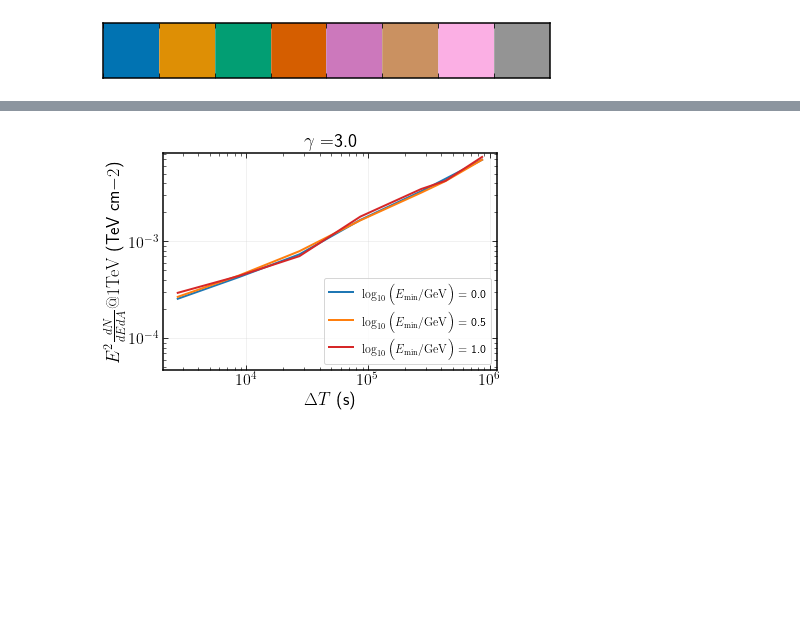
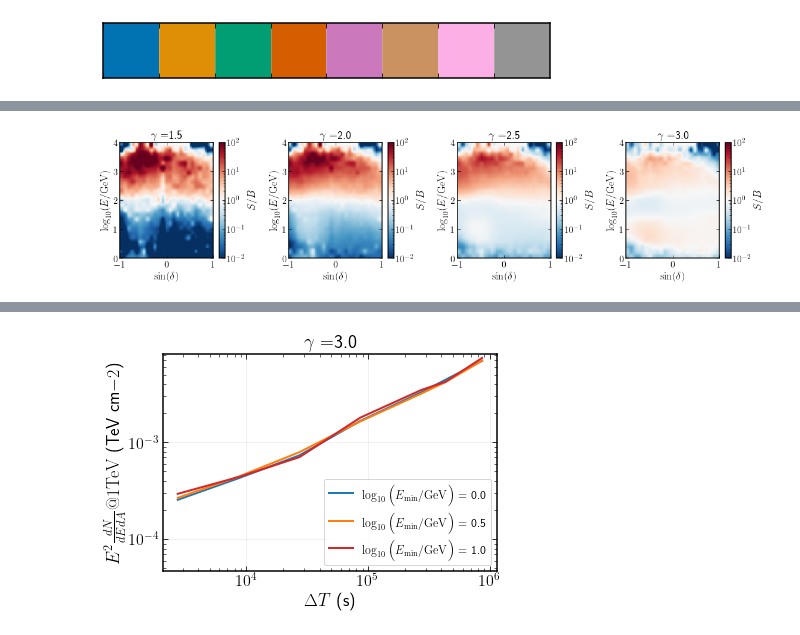
Before and after one commit to apizzuto/Novae, a Jupyter notebook: notebooks/stacking_sensitivity.ipynb, the cells around one changed output, grey strips where cells are left out. Cells and saved outputs as stored; diff of their text form; code cells hidden in the pictures; blank space fills up the shorter version.

```diff
--- a/notebooks/stacking_sensitivity.ipynb
+++ b/notebooks/stacking_sensitivity.ipynb
@@ -36,0 +34,6 @@ reload(plotting)
+# %%
+ana_dir = cy.utils.ensure_dir('/data/user/apizzuto/csky_cache/')
+ana = cy.get_analysis(cy.selections.repo,
+    'version-002-p10', # 'version-003-p02'
+    cy.selections.GRECOOnlineDataSpecs.GRECO_IC86_2012_2019,
+    dir=ana_dir)
@@ -37,2 +58,21 @@ reload(plotting)
+# %%
+gammas = [1.5, 2.0, 2.5, 3.0]
+
+fig, axs = plt.subplots(1, 4, figsize=(16,4))
+axs = np.ravel(axs)
+for (i, gamma) in enumerate(gammas):
+    ax = axs[i]
+    eprm = ana[0].energy_pdf_ratio_model
+    ss = dict(zip(eprm.gammas, eprm.ss_hl))
+    things = hl.plot2d(ax, ss[gamma].eval(bins=100),
+                       vmin=1e-2, vmax=1e2, log=True, cbar=True, cmap='RdBu_r')
+    ax.set_title(r'$\gamma = $' + f'{gamma:.1f}')
+    things['colorbar'].set_label(r'$S/B$')
+    ax.set_xlabel(r'$\sin(\delta)$')
+    ax.set_ylabel(r'$\log_{10}(E/\mathrm{GeV})$')
+plt.tight_layout()
+# axs[-1].set_visible(False)
+# %% [output]
+[figure, added]
 # %%
 gamma_novae = plotting.StackingPlots(
```
Also changed, not shown: parts of 39 cells of this notebook.
